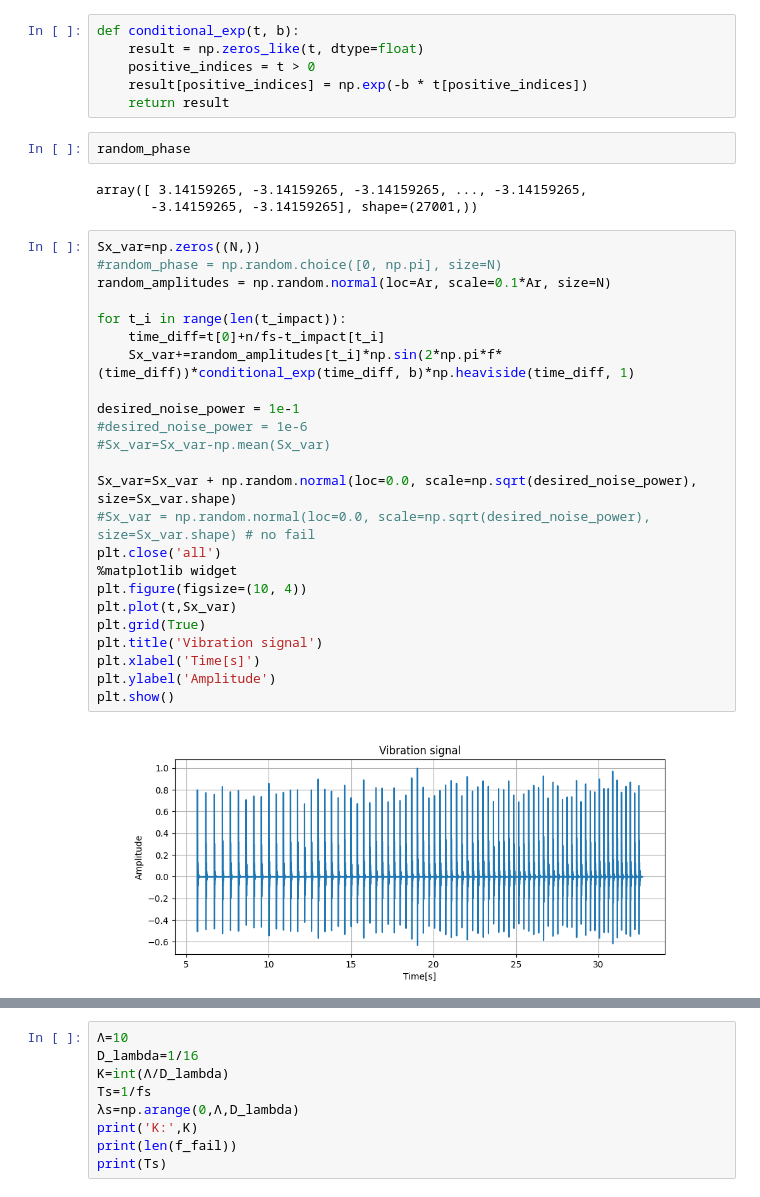
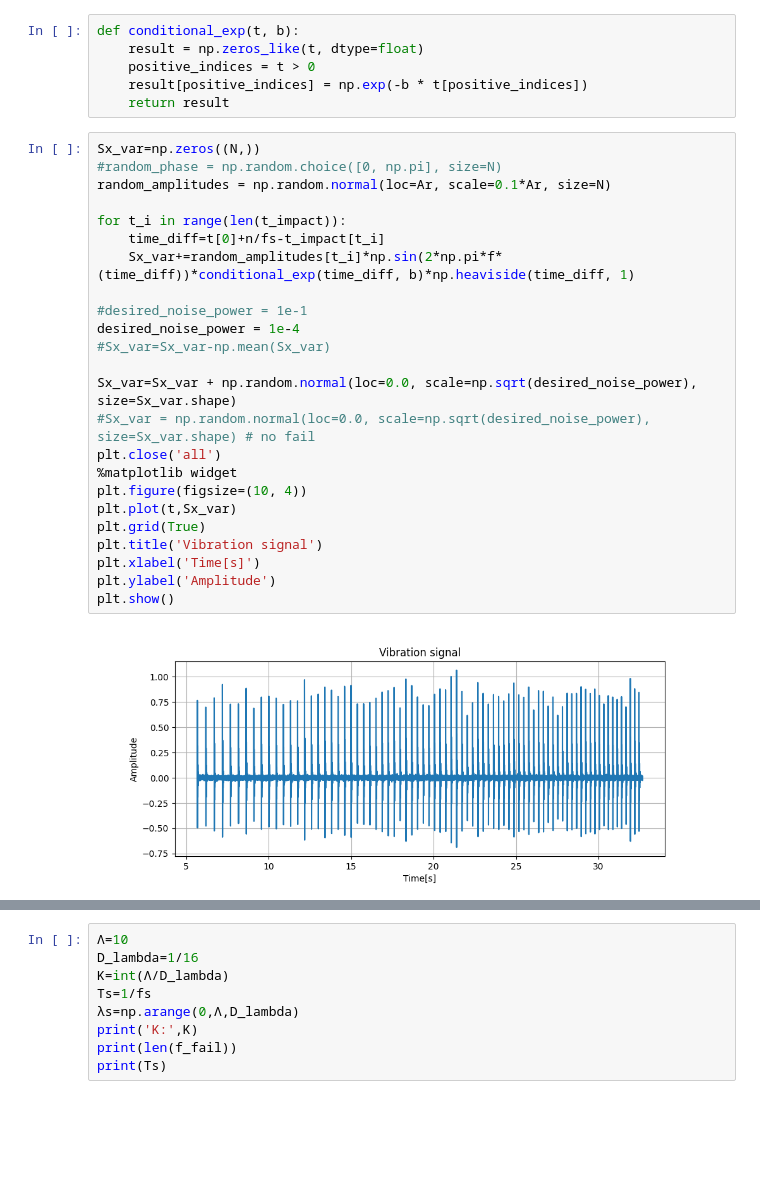
Before and after one commit to androdl96/FlatWheels, a Jupyter notebook: sim_model_programming.ipynb, the cells around one changed output, grey strips where cells are left out. Cells and saved outputs as stored; diff of their text form; blank space fills up the shorter version.

```diff
--- a/sim_model_programming.ipynb
+++ b/sim_model_programming.ipynb
@@ -63,37 +63,32 @@ def conditional_exp(t, b):
     positive_indices = t > 0
     result[positive_indices] = np.exp(-b * t[positive_indices])
     return result
-# %%
-random_phase
-# %% [output]
-array([ 3.14159265, -3.14159265, -3.14159265, ..., -3.14159265,
-       -3.14159265, -3.14159265], shape=(27001,))
 # %%
 Sx_var=np.zeros((N,))
 #random_phase = np.random.choice([0, np.pi], size=N)
 random_amplitudes = np.random.normal(loc=Ar, scale=0.1*Ar, size=N)
 
 for t_i in range(len(t_impact)):
     time_diff=t[0]+n/fs-t_impact[t_i]
     Sx_var+=random_amplitudes[t_i]*np.sin(2*np.pi*f*(time_diff))*conditional_exp(time_diff, b)*np.heaviside(time_diff, 1)
 
-desired_noise_power = 1e-1
-#desired_noise_power = 1e-6
+#desired_noise_power = 1e-1
+desired_noise_power = 1e-4
 #Sx_var=Sx_var-np.mean(Sx_var)
 
 Sx_var=Sx_var + np.random.normal(loc=0.0, scale=np.sqrt(desired_noise_power), size=Sx_var.shape)
 #Sx_var = np.random.normal(loc=0.0, scale=np.sqrt(desired_noise_power), size=Sx_var.shape) # no fail
 plt.close('all')
 %matplotlib widget
 plt.figure(figsize=(10, 4))
 plt.plot(t,Sx_var)
 plt.grid(True)
 plt.title('Vibration signal')
 plt.xlabel('Time[s]')
 plt.ylabel('Amplitude')
 plt.show()
 # %% [output]
-[figure, old version]
+[figure, new version]
 # %%
 plt.close('all')
 %matplotlib widget
```
Also changed, not shown: parts of 2 cells of this notebook, 6 other files.
